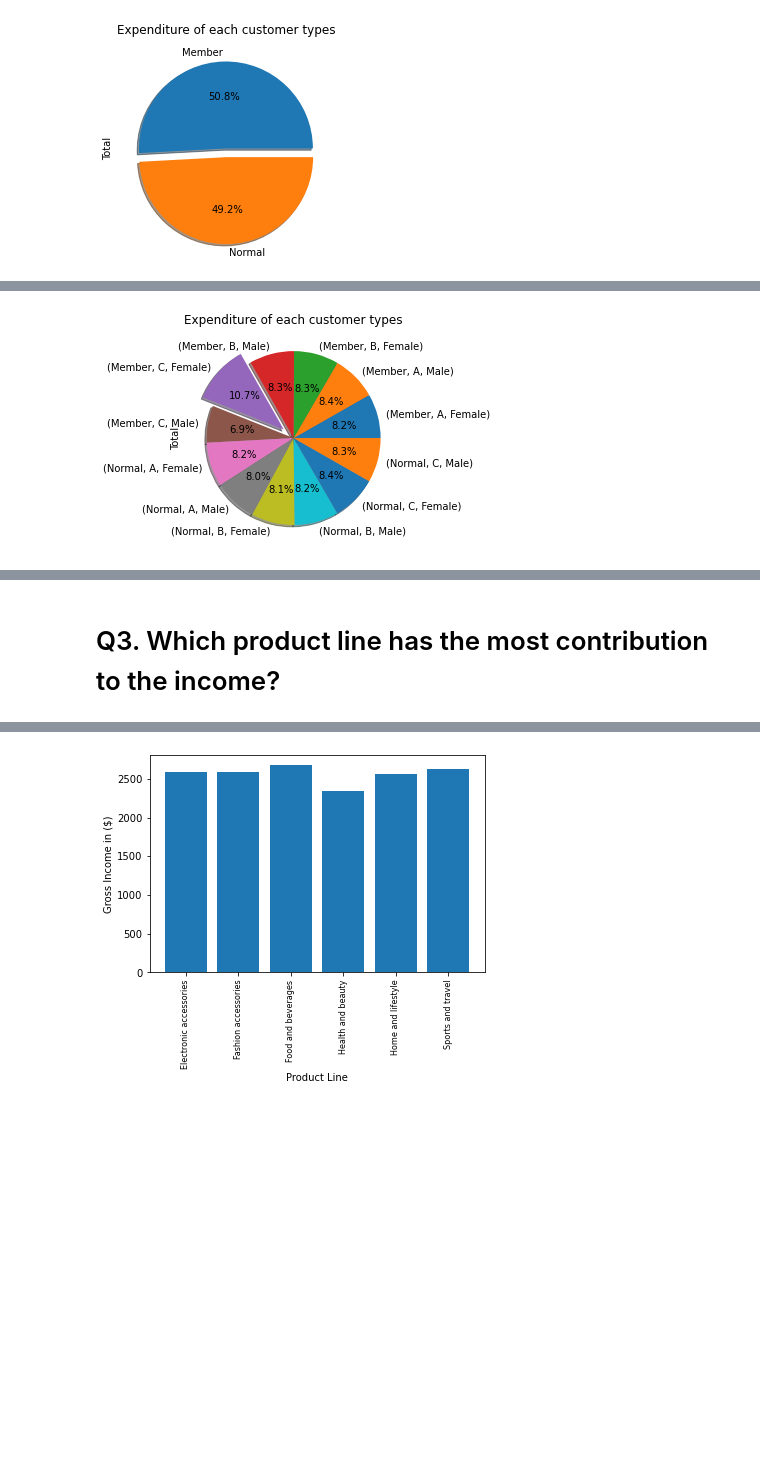
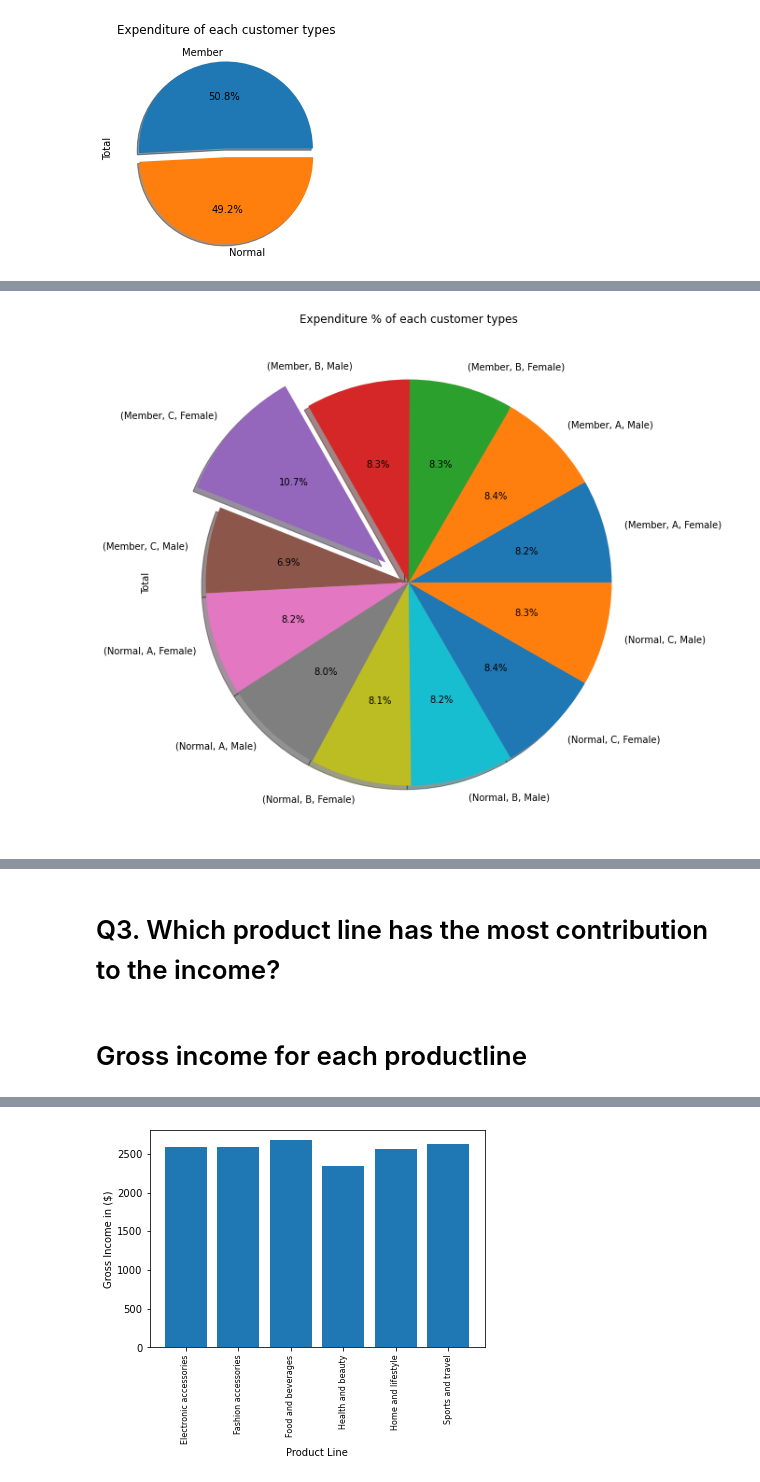
Before and after one commit to litu702/Supermarket_sales_Data, a Jupyter notebook: Supermarket_sales_Data.ipynb, the cells around one changed output, grey strips where cells are left out. Cells and saved outputs as stored; diff of their text form; code cells hidden in the pictures; blank space fills up the shorter version.

```diff
--- a/Supermarket_sales_Data.ipynb
+++ b/Supermarket_sales_Data.ipynb
@@ -1,7 +1,7 @@
 # %%
 import pandas as pd
 # %%
-df=pd.read_csv('E:/Data_Science/supermarket_sales.csv')
+df=pd.read_csv('E:/Data_Science/Datasets for Data Analysis/supermarket_sales.csv')
 # %%
 df.head()
 # %% [output]
@@ -167,11 +206,11 @@ grp_gender
 |  | C | Female | 4272.90 | 501 | 1287.2390 | 27032.0190 | 25744.78 | 390.476190 | ... |
 |  |  | Male | 4349.32 | 433 | 1269.3050 | 26655.4050 | 25386.10 | 366.666667 | ... |
 # %%
-plot = grp_gender.plot.pie(y='Total', title="Expenditure of each customer types", legend=False, \
-                   autopct='%1.1f%%', explode=(0, 0, 0,0, 0.15, 0,0, 0, 0,0, 0, 0),\
+plot = grp_gender.plot.pie(y='Total', title="Expenditure % of each customer types", legend=False, \
+                   autopct='%1.1f%%', figsize=(20,10),explode=(0, 0, 0,0, 0.15, 0,0, 0, 0,0, 0, 0),\
                    shadow=True, startangle=0)
 # %% [output]
-[figure, old version]
+[figure, new version]
 # %%
 df.head()
 # %% [output]
@@ -184,6 +223,8 @@ df.head()
 | 373-73-7910 | A | Yangon | Normal | Male | Sports and travel | 86.31 | 7 | 30.2085 | 634.3785 | ... |
 # %% [markdown]
 # Q3. Which product line has the most contribution to the income?
+# %% [markdown]
+# Gross income for each productline
 # %%
 product_group=df.groupby(['Product line']).sum()
 product_group
```
Also changed, not shown: parts of 40 cells of this notebook.
